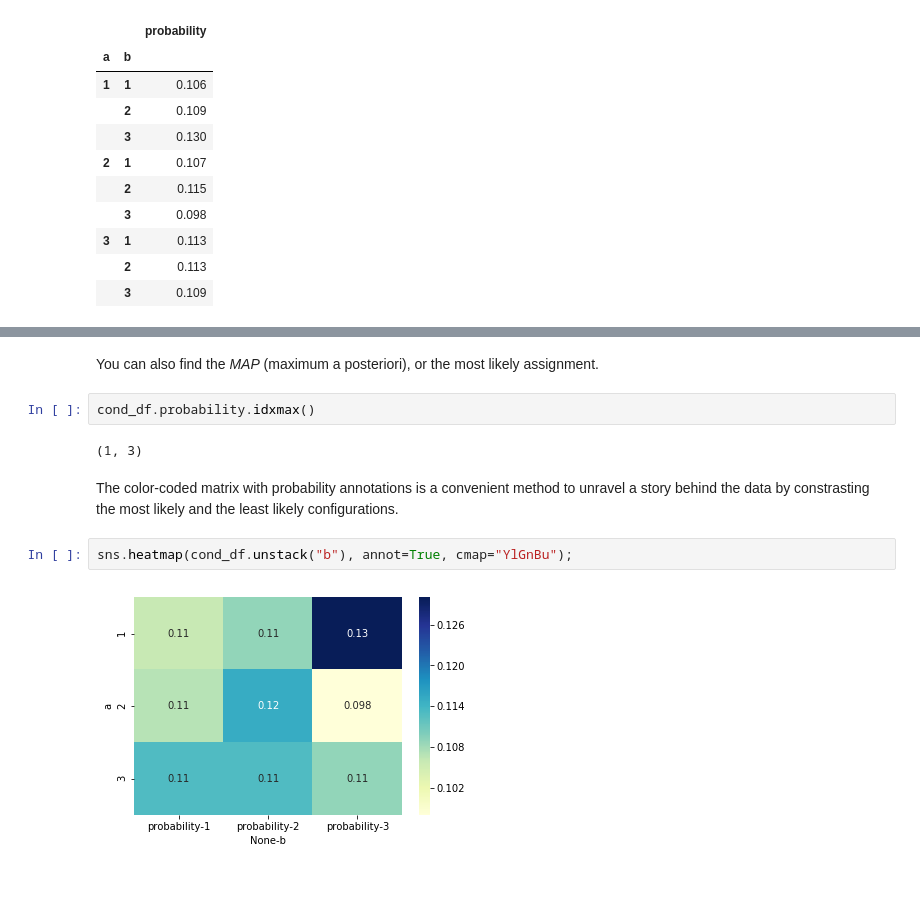
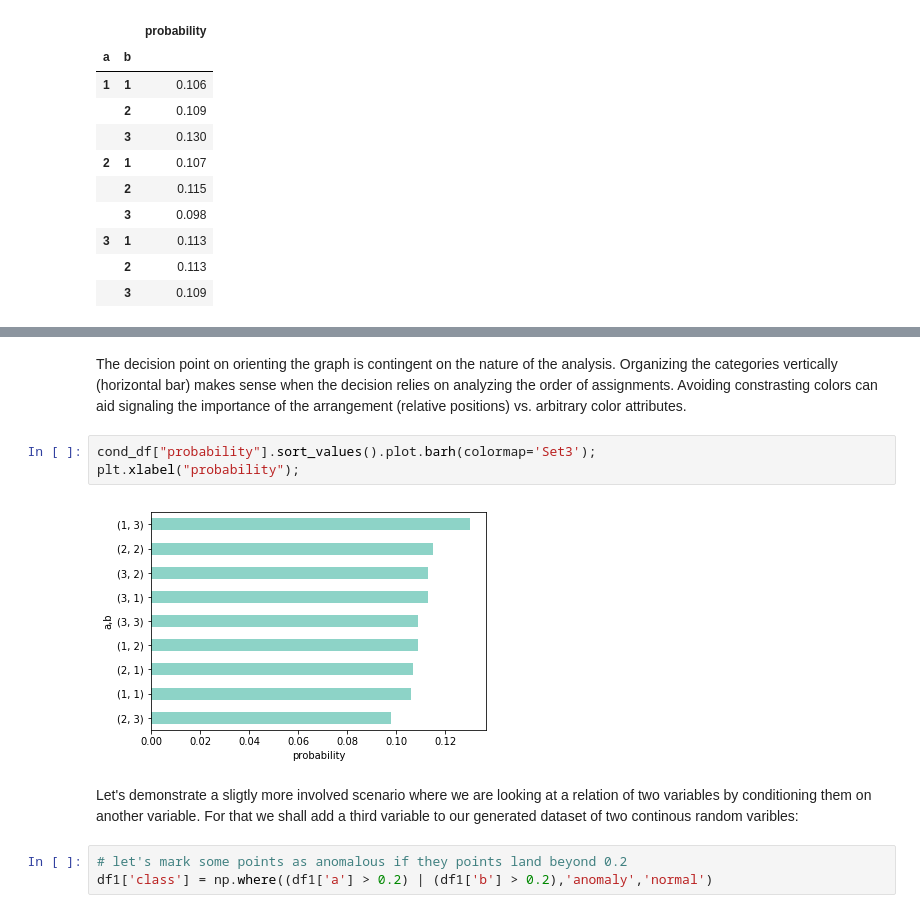
Before and after one commit to sshegheva/data-diary, a Jupyter notebook: blogs/statistical-approach-to-visualization.ipynb, the cells around one changed output, grey strips where cells are left out. Drawn from its saved outputs; the diff is of its cells as text; blank space fills up the shorter version.

```diff
--- a/blogs/statistical-approach-to-visualization.ipynb
+++ b/blogs/statistical-approach-to-visualization.ipynb
@@ -141,12 +137,12 @@ Name: (1, 1), dtype: float64
-# %% [markdown]
-You can also find the _MAP_ (maximum a posteriori), or the most likely assignment.
-# %%
-cond_df.probability.idxmax()
-# %% [output]
-(1, 3)
-# %% [markdown]
-The color-coded matrix with probability annotations is a convenient method to unravel a story behind the data by constrasting the most likely and the least likely configurations.
-# %%
-sns.heatmap(cond_df.unstack("b"), annot=True, cmap="YlGnBu");
-# %% [output]
-[figure, removed]
+# %% [markdown]
+The decision point on orienting the graph is contingent on the nature of the analysis. Organizing the categories vertically (horizontal bar) makes sense when the decision relies on analyzing the order of assignments. Avoiding constrasting colors can aid signaling the importance of the arrangement (relative positions) vs. arbitrary color attributes.
+# %%
+cond_df["probability"].sort_values().plot.barh(colormap='Set3');
+plt.xlabel("probability");
+# %% [output]
+[figure, added]
+# %% [markdown]
+Let's demonstrate a sligtly more involved scenario where we are looking at a relation of two variables by conditioning them on another variable. For that we shall add a third variable to our generated dataset of two continous random varibles:
+# %%
+# let's mark some points as anomalous if they points land beyond 0.2
+df1['class'] = np.where((df1['a'] > 0.2) | (df1['b'] > 0.2),'anomaly','normal')
```
Also changed, not shown: parts of 23 cells of this notebook.
